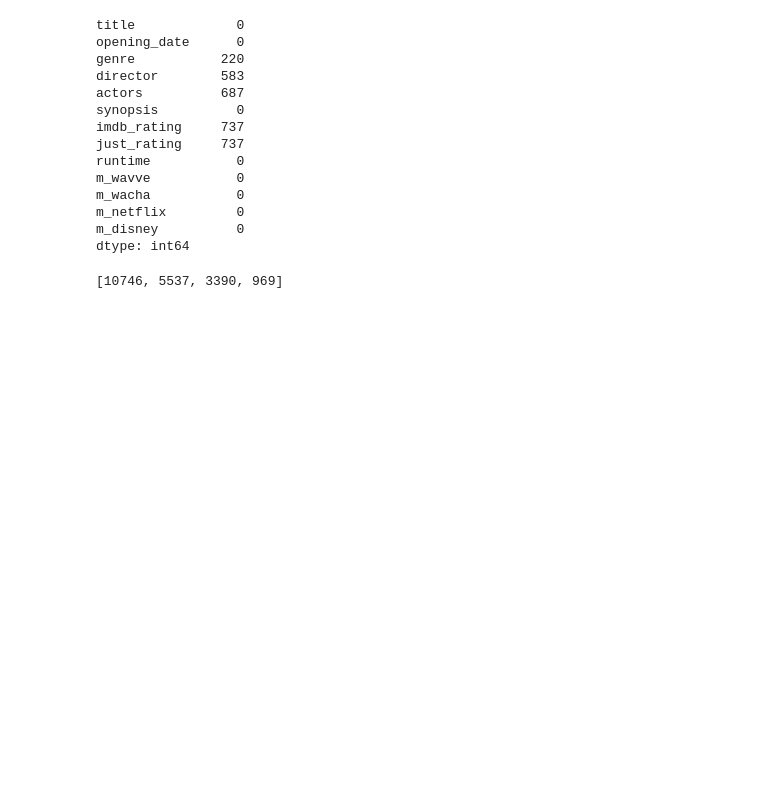
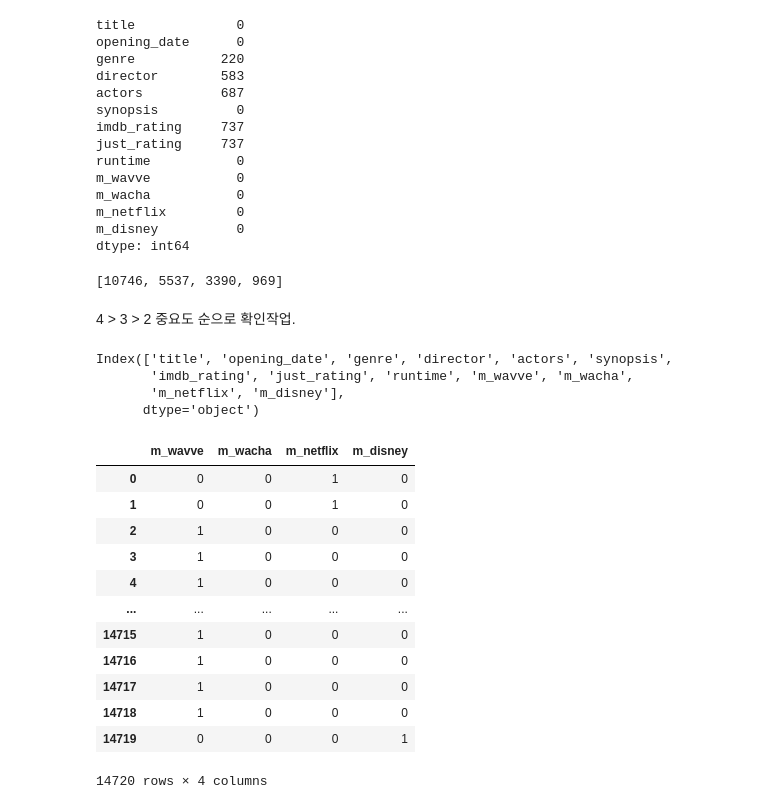
Before and after one commit to 0jipy/project_JI, a Jupyter notebook: 0.Model/데이터전처리0329.ipynb, the cells around one changed output. Saved outputs shown, nothing was run; the diff lists cells and outputs as text; code cells hidden in the pictures; blank space fills up the shorter version.

```diff
--- a/0.Model/데이터전처리0329.ipynb
+++ b/0.Model/데이터전처리0329.ipynb
@@ -477,3 +477,31 @@ list(map(len, [temp1, temp2, temp3, temp4]))
 # 디즈니   978    >      969        >     969
 
 ############
+# %% [markdown]
+4 > 3 > 2 중요도 순으로 확인작업.
+# %%
+df.columns
+# %% [output]
+Index(['title', 'opening_date', 'genre', 'director', 'actors', 'synopsis',
+       'imdb_rating', 'just_rating', 'runtime', 'm_wavve', 'm_wacha',
+       'm_netflix', 'm_disney'],
+      dtype='object')
+# %%
+col_li = ['m_wavve', 'm_wacha', 'm_netflix', 'm_disney']
+count_dt = df[col_li]
+# %%
+count_dt
+# %% [output]
+|  | m_wavve | m_wacha | m_netflix | m_disney |
+| 0 | 0 | 0 | 1 | 0 |
+| 1 | 0 | 0 | 1 | 0 |
+| 2 | 1 | 0 | 0 | 0 |
+| 3 | 1 | 0 | 0 | 0 |
+| 4 | 1 | 0 | 0 | 0 |
+| ... | ... | ... | ... | ... |
+| 14715 | 1 | 0 | 0 | 0 |
+| 14716 | 1 | 0 | 0 | 0 |
+| 14717 | 1 | 0 | 0 | 0 |
+| 14718 | 1 | 0 | 0 | 0 |
+| 14719 | 0 | 0 | 0 | 1 |
+14720 rows × 4 columns
```
Also changed, not shown: parts of 13 cells of this notebook, 41 other files.
